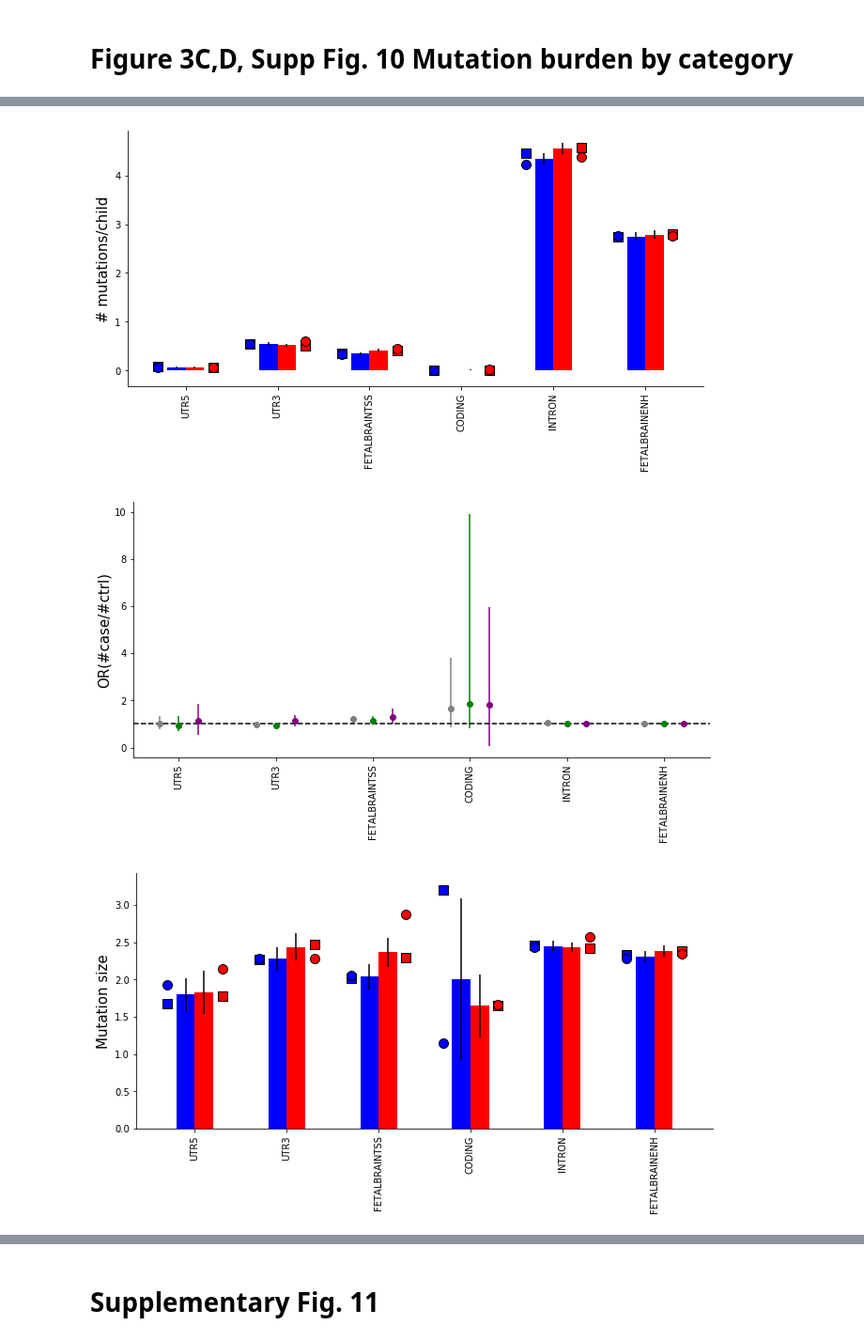
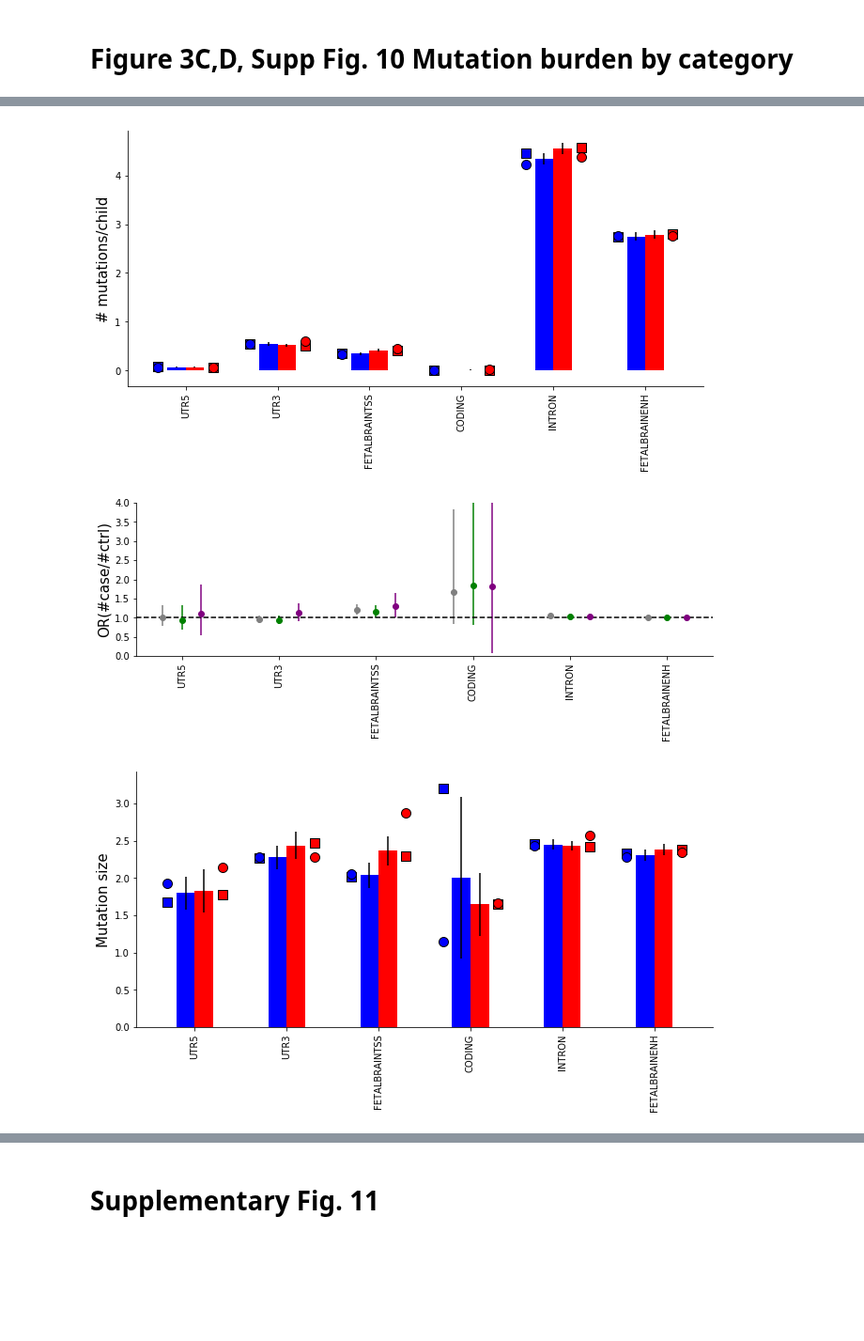
Before and after one commit to gymreklab/ssc-denovos-paper, a Jupyter notebook: figure-notebooks/Mitra_etal_Figure3.ipynb, the cells around one changed output, grey strips where cells are left out. Shown at 94% size. Saved outputs shown, nothing was run; the diff lists cells and outputs as text; code cells hidden in the pictures; blank space fills up the shorter version.

```diff
--- a/figure-notebooks/Mitra_etal_Figure3.ipynb
+++ b/figure-notebooks/Mitra_etal_Figure3.ipynb
@@ -114,8 +118,8 @@ afreq["freq"] = afreq.apply(lambda x: float(x["count"])/x["total"], 1)
 fdata = pd.merge(adata, afreq, on=["chrom","pos","newallele"], how="left")
 fdata.ix[np.isnan(fdata["freq"]),"freq"] = 0
 fdata.ix[np.isnan(fdata["count"]),"count"] = 0
-
-fdata = pd.merge(fdata, het[["chrom","pos","het"]], on=["chrom","pos"])
+fdata = fdata.drop("total", 1)
+fdata = pd.merge(fdata, het[["chrom","pos","het","total"]], on=["chrom","pos"])
 
 finaldata = pd.merge(fdata, ages[["family","child","sex","father_age_birth_years"]], on=["family","child"], how="left")
 # %% [output]
@@ -149,7 +153,7 @@ def GetCounts(df, pt, families, sex=None):
     mutcounts = [famcounts.get(family, 0) for family in families]
     return mutcounts
 
-def PlotBurden(full_fdata, fdata_list, fdata_list_labels, col=None, freq=1, figprefix=None, adjust_patage=False):
+def PlotBurden(full_fdata, fdata_list, fdata_list_labels, maxORy=None, col=None, freq=1, figprefix=None, adjust_patage=False):
     fdata = full_fdata
 
     # Get list of families to use
@@ -191,6 +195,12 @@ def PlotBurden(full_fdata, fdata_list, fdata_list_labels, col=None, freq=1, figp
         if col is not None:
             usedata = usedata[(usedata[col]>0)]
         print("num total muts=%s"%usedata.shape[0])
+        print("num total control muts=%s male=%s female=%s"%(usedata[usedata["phenotype"]==1].shape[0],
+                                                            usedata[(usedata["sex"]=="male") & (usedata["phenotype"]==1)].shape[0],
+                                                            usedata[(usedata["sex"]=="female") & (usedata["phenotype"]==1)].shape[0]))
+        print("num total case muts=%s male=%s female=%s"%(usedata[usedata["phenotype"]==2].shape[0],
+                                                            usedata[(usedata["sex"]=="male") & (usedata["phenotype"]==2)].shape[0],
+                                                            usedata[(usedata["sex"]=="female") & (usedata["phenotype"]==2)].shape[0]))
         child_counts = usedata.groupby(["child","phenotype","family","father_age_birth_years"], as_index=False).agg({"posterior": len})
         child_counts.columns = ["child","phenotype","family","father_age_birth_years","nummut"]
         child_counts_by_sex = usedata.groupby(["child","phenotype","family","sex"], as_index=False).agg({"posterior": len})
@@ -221,15 +231,18 @@ def PlotBurden(full_fdata, fdata_list, fdata_list_labels, col=None, freq=1, figp
         print(len(unaff_counts))
         print("Unaff mean=%s"%np.mean(unaff_counts))
         print("Aff mean=%s"%np.mean(aff_counts))
+        print("Mean diff=%s"%(np.mean(aff_counts)-np.mean(unaff_counts)))
         try:
             print(scipy.stats.mannwhitneyu(unaff_counts, aff_counts,  alternative="less"))
             print(scipy.stats.ttest_rel(unaff_counts, aff_counts))
         except: pass
         try:
-            print("Male burden: %s"%str(scipy.stats.mannwhitneyu(unaff_male_counts, aff_male_counts,  alternative="less")))
+            print("Male burden: %s"%str(scipy.stats.mannwhitneyu(unaff_male_counts, aff_male_counts, alternative="less")))
+            print("Male burden: %s"%str(scipy.stats.ks_2samp(unaff_male_counts, aff_male_counts, alternative="greater")))
         except: pass
         try:
             print("Female burden: %s"%str(scipy.stats.mannwhitneyu(unaff_female_counts, aff_female_counts,  alternative="less")))
+            print("Female burden: %s"%str(scipy.stats.ks_2samp(unaff_female_counts, aff_female_counts,  alternative="greater")))
         except: pass
         # odds ratios
         print("***Odds ratios")
@@ -344,6 +357,7 @@ def PlotBurden(full_fdata, fdata_list, fdata_list_labels, col=None, freq=1, figp
     perc_high_mut_aff_all_list = [perc_mut_aff_all_list[i]+perc_se_all[i]*1.96 for i in range(len(perc_se_all))]
     OR_low_all = num_unaff*1.0/num_aff*np.array([item/(1-item) for item in perc_low_mut_aff_all_list])
     OR_high_all = num_unaff*1.0/num_aff*np.array([item/(1-item) for item in perc_high_mut_aff_all_list])
+
     # Male
     perc_se_male = [np.sqrt(perc_mut_aff_male_list[i]*(1-perc_mut_aff_male_list[i])/total_mut_male_list[i]) for \
                  i in range(len(perc_mut_aff_male_list))]
@@ -359,8 +373,18 @@ def PlotBurden(full_fdata, fdata_list, fdata_list_labels, col=None, freq=1, figp
     OR_low_female = num_unaff_female*1.0/num_aff_female*np.array([item/(1-item) for item in perc_low_mut_aff_female_list])
     OR_high_female = num_unaff_female*1.0/num_aff_female*np.array([item/(1-item) for item in perc_high_mut_aff_female_list])
 
+    print("OR - all: %s"%str(OR_all))
+    print("OR - male: %s"%str(OR_male))
+    print("OR - female: %s"%str(OR_female))
+    print("OR low - all: %s"%str(OR_low_all))
+    print("OR low - male: %s"%str(OR_low_male))
+    print("OR low - female: %s"%str(OR_low_female))
+    print("OR high - all: %s"%str(OR_high_all))
+    print("OR high - male: %s"%str(OR_high_male))
+    print("OR high - female: %s"%str(OR_high_female))
+
     fig = plt.figure()
-    fig.set_size_inches((5+len(fdata_list), 5))
+    fig.set_size_inches((5+len(fdata_list), 3))
     ax = fig.add_subplot(111)
     W2 = 0.2
     ax.errorbar(xvals, (OR_all),
@@ -375,6 +399,8 @@ def PlotBurden(full_fdata, fdata_list, fdata_list_labels, col=None, freq=1, figp
            yerr=[[(OR_female[i])-(OR_low_female[i]) for i in range(len(OR_female))],
                 [(OR_high_female[i])-(OR_female[i]) for i in range(len(OR_female))]],
            color="purple", fmt="o")
+    if maxORy is not None:
+        ax.set_ylim(bottom=0, top=maxORy)
 #    if len(fdata_list)>1:
 #        if freq>0.01:
 #            ax.set_ylim(bottom=-0.25, top=1.0)
@@ -535,18 +614,19 @@ male=1.030611805256355
 # %% [markdown]
 # Figure 3C,D, Supp Fig. 10 Mutation burden by category
 # %%
+mintotal = 0
 # By category
 fdata_list = []
 fdata_labels_list = []
 for col in ['FEATURE-UTR5','FEATURE-UTR3', 'FEATURE-FETALBRAINTSS', 'FEATURE-CODING', 'FEATURE-INTRON', 'FEATURE-FETALBRAINENH']:
-    fdata_list.append(finaldata[finaldata[col]>0])
+    fdata_list.append(finaldata[(finaldata[col]>0) & (finaldata["total"]>=mintotal)])
     fdata_labels_list.append(col.split("-")[1])
-PlotBurden(finaldata, fdata_list, fdata_labels_list, col=None, freq=1, figprefix="Figure3-ByFeature1-all", adjust_patage=False)
+PlotBurden(finaldata, fdata_list, fdata_labels_list, col=None, freq=1, maxORy=4, figprefix="Figure3-ByFeature1-all", adjust_patage=False)
 
 fdata_list = []
 fdata_labels_list = []
 for col in ['FEATURE-INTRON', 'FEATURE-FETALBRAINENH']:
-    fdata_list.append(finaldata[finaldata[col]>0])
+    fdata_list.append(finaldata[(finaldata[col]>0) & (finaldata["total"]>=mintotal) ])
     fdata_labels_list.append(col.split("-")[1])
 PlotBurden(finaldata, fdata_list, fdata_labels_list, col=None, freq=1, figprefix="Figure3-ByFeature2-all", adjust_patage=False)
 # %% [output]
@@ -570,4 +650,4 @@ male=0.9448051948051948
 [figure]
-[figure, old version]
+[figure, new version]
 [figure]
 [figure]
```
Also changed, not shown: parts of 12 cells of this notebook, 1 other file.
